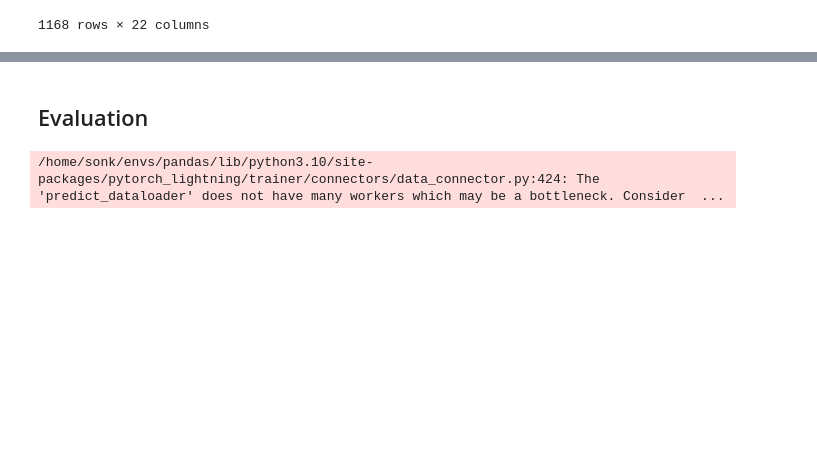
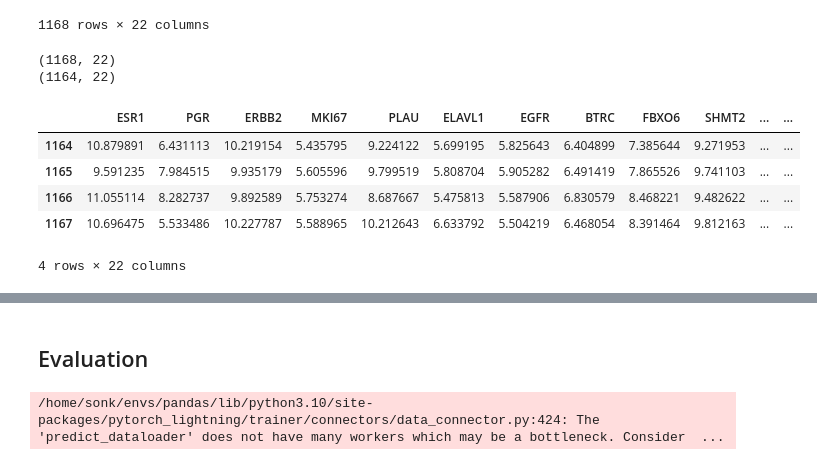
Before and after one commit to DontSlipOnDirt/breast-cancer-dss-prediction, a Jupyter notebook: ssl/base_model.ipynb, the cells around one changed output, grey strips where cells are left out. Drawn from its saved outputs; the diff is of its cells as text; code cells hidden in the pictures; blank space fills up the shorter version.

```diff
--- a/ssl/base_model.ipynb
+++ b/ssl/base_model.ipynb
@@ -251,3 +247,23 @@ unlabelled_data
 | 1166 | 11.055114 | 8.282737 | 9.892589 | 5.753274 | 8.687667 | 5.475813 | 5.587906 | 6.830579 | 8.468221 | 9.482622 | ... | ... |
 | 1167 | 10.696475 | 5.533486 | 10.227787 | 5.588965 | 10.212643 | 6.633792 | 5.504219 | 6.468054 | 8.391464 | 9.812163 | ... | ... |
 1168 rows × 22 columns
+# %%
+
+print(unlabelled_data.shape)
+
+threshold = 1164
+
+f_unlabelled_data = unlabelled_data.head(threshold)
+print(f_unlabelled_data.shape)
+
+# Something's wrong with this rows, it make the model crash
+unlabelled_data.tail(len(unlabelled_data) - threshold)
+# %% [output]
+(1168, 22)
+(1164, 22)
+|  | ESR1 | PGR | ERBB2 | MKI67 | PLAU | ELAVL1 | EGFR | BTRC | FBXO6 | SHMT2 | ... | ... |
+| 1164 | 10.879891 | 6.431113 | 10.219154 | 5.435795 | 9.224122 | 5.699195 | 5.825643 | 6.404899 | 7.385644 | 9.271953 | ... | ... |
+| 1165 | 9.591235 | 7.984515 | 9.935179 | 5.605596 | 9.799519 | 5.808704 | 5.905282 | 6.491419 | 7.865526 | 9.741103 | ... | ... |
+| 1166 | 11.055114 | 8.282737 | 9.892589 | 5.753274 | 8.687667 | 5.475813 | 5.587906 | 6.830579 | 8.468221 | 9.482622 | ... | ... |
+| 1167 | 10.696475 | 5.533486 | 10.227787 | 5.588965 | 10.212643 | 6.633792 | 5.504219 | 6.468054 | 8.391464 | 9.812163 | ... | ... |
+4 rows × 22 columns
```
Also changed, not shown: parts of 15 cells of this notebook.
